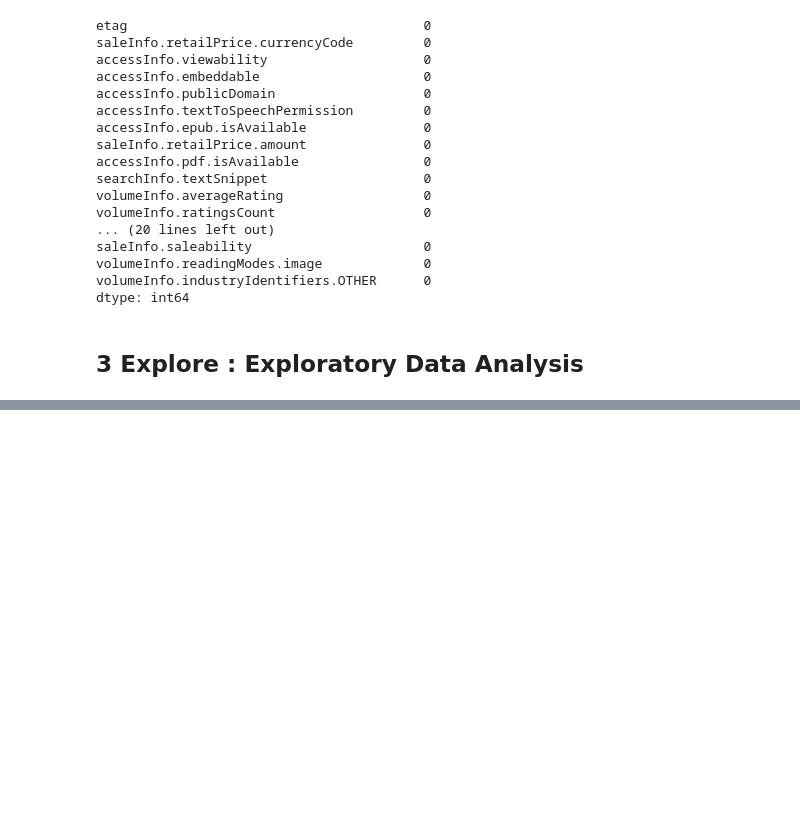
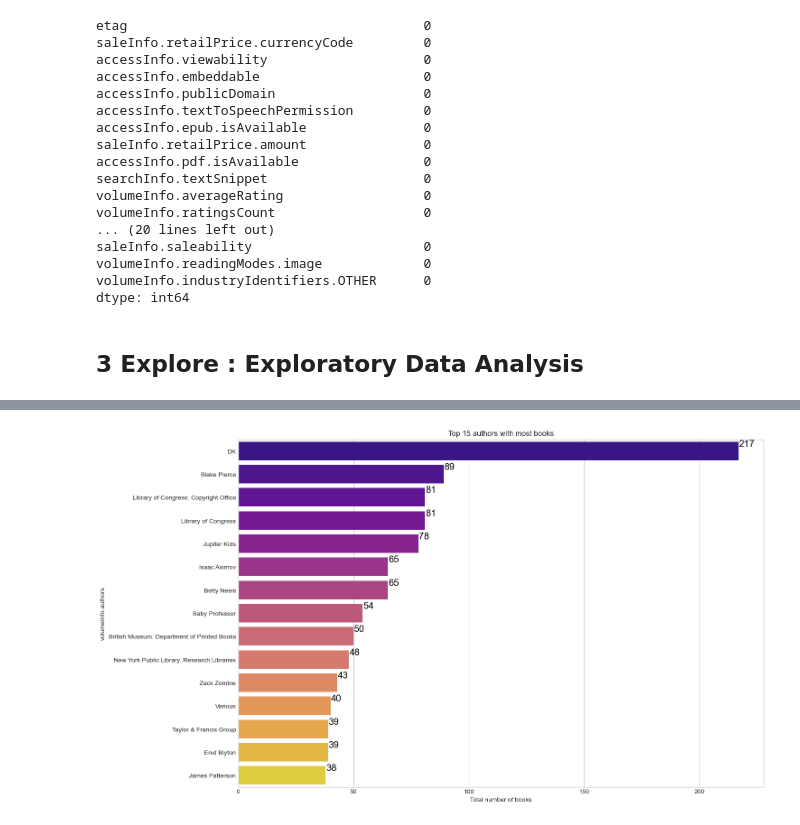
Before and after one commit to hilarylimyuxuan/Book-Recommendation-System, a Jupyter notebook: Book Recommendation System - Google Book.ipynb, the cells around one changed output, grey strips where cells are left out. Saved outputs shown, nothing was run; the diff lists cells and outputs as text; code cells hidden in the pictures; blank space fills up the shorter version.

```diff
--- a/Book Recommendation System - Google Book.ipynb
+++ b/Book Recommendation System - Google Book.ipynb
@@ -887,0 +1012,10 @@ book_df.to_csv('books_clean.csv')
+# %%
+#Top 15 authors
+# to remove missing as category
+author_table=cleaned_df[cleaned_df['volumeInfo.authors']!='Missing']
+author_table
+
+# Get top 15 authors
+
+top_fifteen_authors = author_table.groupby('volumeInfo.authors')['volumeInfo.title'].count().reset_index().sort_values('volumeInfo.title', ascending=False).head(15).set_index('volumeInfo.authors')
+top_fifteen_authors.head(15)
@@ -887,0 +1040,18 @@ book_df.to_csv('books_clean.csv')
+# %%
+#Top fifteen Authors with most books-Bar Chart
+# Observation: Based on our data, DK has the highest books written, which is 217, followed by Blake Pierce, Library of Congress
+# Copyright Office and Jupiter Kids. 'Missing' category is removed prior to creating this chart to present accurate data.
+plt.figure(figsize=(15,10))
+ax = sns.barplot(top_fifteen_authors['volumeInfo.title'], top_fifteen_authors.index, palette='plasma')
+
+ax.set_title("Top 15 authors with most books")
+ax.set_xlabel("Total number of books")
+totals = []
+for i in ax.patches:
+    totals.append(i.get_width())
+total = sum(totals)
+for i in ax.patches:
+    ax.text(i.get_width()+.2, i.get_y()+.2,str(round(i.get_width())), fontsize=15,color='black')
+plt.show()
+# %% [output]
+[figure, added]
```
Also changed, not shown: parts of 12 cells of this notebook.
